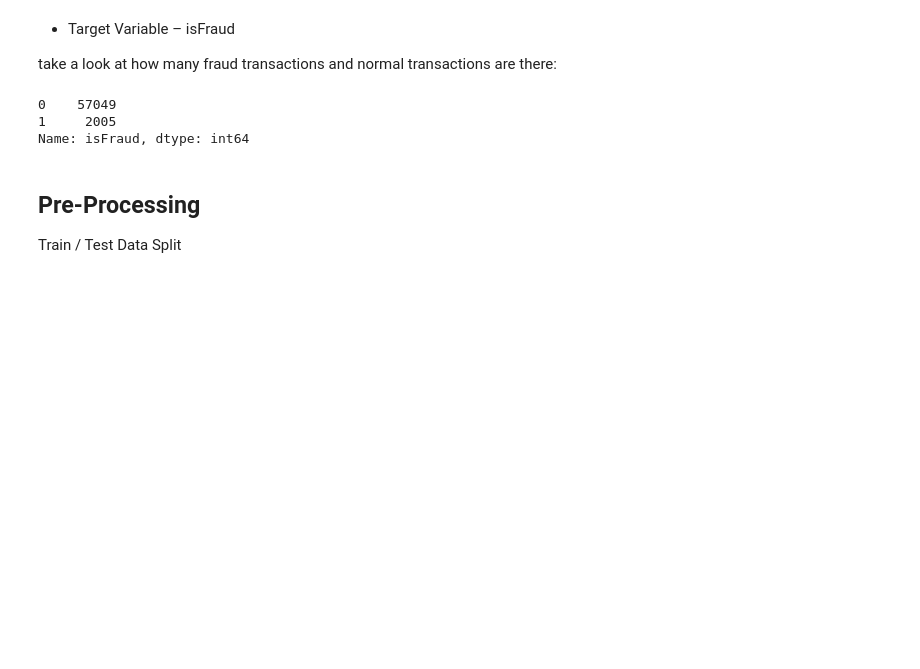
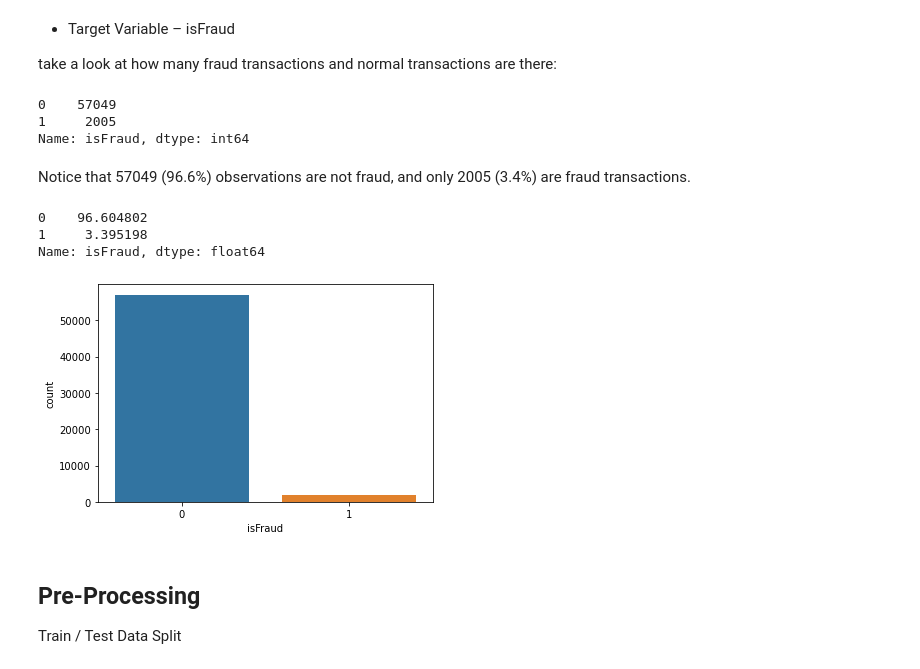
Before and after one commit to mengyush/data-science, a Jupyter notebook: IEEE_CIS_Fraud_Detection.ipynb, the cells around one changed output. Cells and saved outputs as stored; diff of their text form; code cells hidden in the pictures; blank space fills up the shorter version.

```diff
--- a/IEEE_CIS_Fraud_Detection.ipynb
+++ b/IEEE_CIS_Fraud_Detection.ipynb
@@ -34,6 +42,18 @@ df.isFraud.value_counts()
 0    57049
 1     2005
 Name: isFraud, dtype: int64
+# %% [markdown]
+Notice that 57049 (96.6%) observations are not fraud, and only 2005 (3.4%) are fraud transactions.
+# %%
+100 * df.isFraud.value_counts()/len(df)
+# %% [output]
+0    96.604802
+1     3.395198
+Name: isFraud, dtype: float64
+# %%
+sns.countplot(df.isFraud);
+# %% [output]
+[figure, added]
 # %% [markdown]
 ## Pre-Processing
 
```
Also changed, not shown: parts of 28 cells of this notebook.
